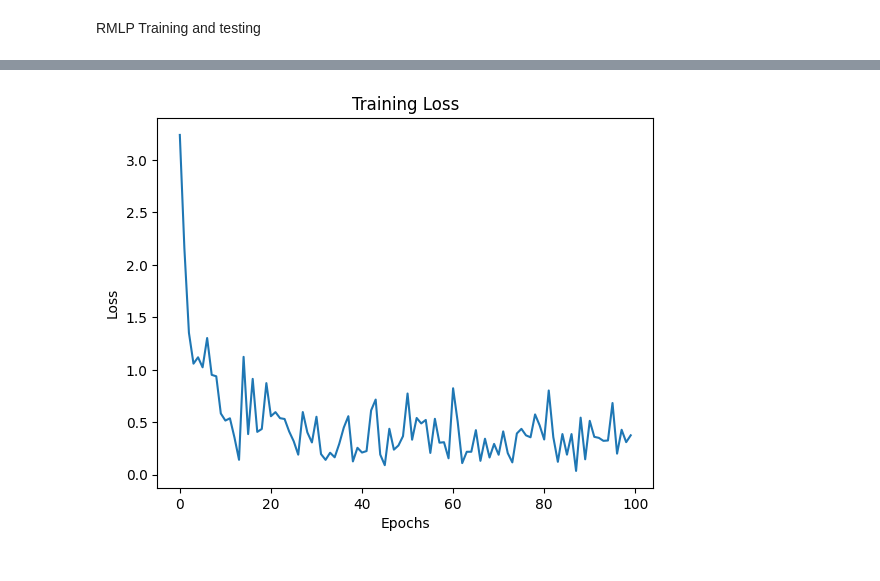
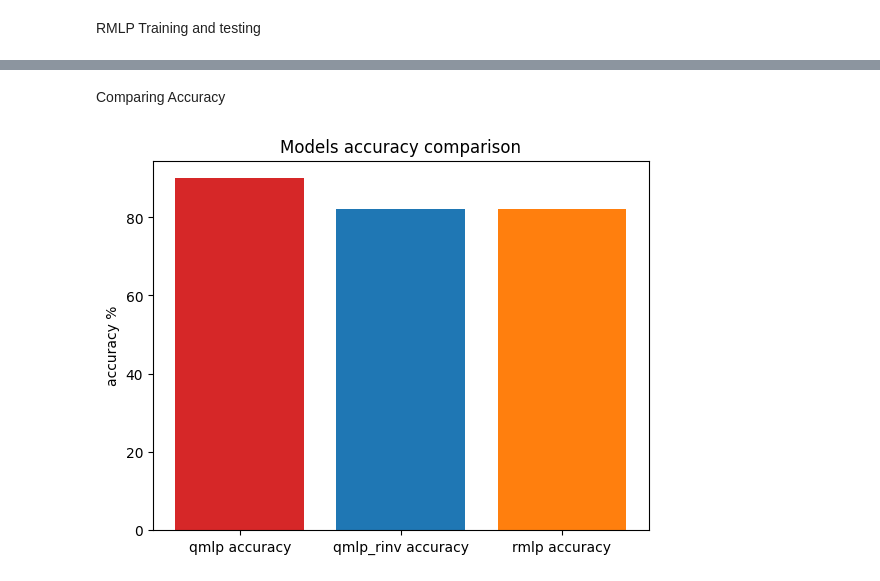
Before and after one commit to Kanton99/QPU_NN_Project, a Jupyter notebook: final_report.ipynb, the cells around one changed output, grey strips where cells are left out. Saved outputs shown, nothing was run; the diff lists cells and outputs as text; code cells hidden in the pictures.

```diff
--- a/final_report.ipynb
+++ b/final_report.ipynb
@@ -186,4 +193,4 @@ Training is completed
 # %%
-test(model=net,data=test_data)
+qmlp_rinv_accuracy = test(model=net,data=test_data)
 # %% [output]
 Test Error:
@@ -225,4 +229,4 @@ Training is completed
 # %%
-test(model=net,data=test_data)
+qmlp_accuracy = test(model=net,data=test_data)
 # %% [output]
 Test Error:
@@ -263,4 +264,4 @@ Training is completed
 # %%
-test(model=net,data=test_data)
+rmlp_accuracy = test(model=net,data=test_data)
 # %% [output]
 Test Error:
@@ -269,5 +269,16 @@ Test Error:
-# %%
-plot_loss(train_loss)
-plt.show()
-# %% [output]
-[figure, removed]
+# %% [markdown]
+Comparing Accuracy
+# %%
+fig, ax = plt.subplots()
+values = [qmlp_accuracy*100,qmlp_rinv_accuracy*100,rmlp_accuracy*100]
+cols = ["qmlp accuracy","qmlp_rinv accuracy","rmlp accuracy"]
+bar_colors = ['tab:red', 'tab:blue', 'tab:orange']
+
+ax.bar(cols, values, color=bar_colors)
+
+ax.set_ylabel('accuracy %')
+ax.set_title('Models accuracy comparison')
+
+plt.show()
+# %% [output]
+[figure, added]
```
Also changed, not shown: parts of 12 cells of this notebook, 2 other files.
